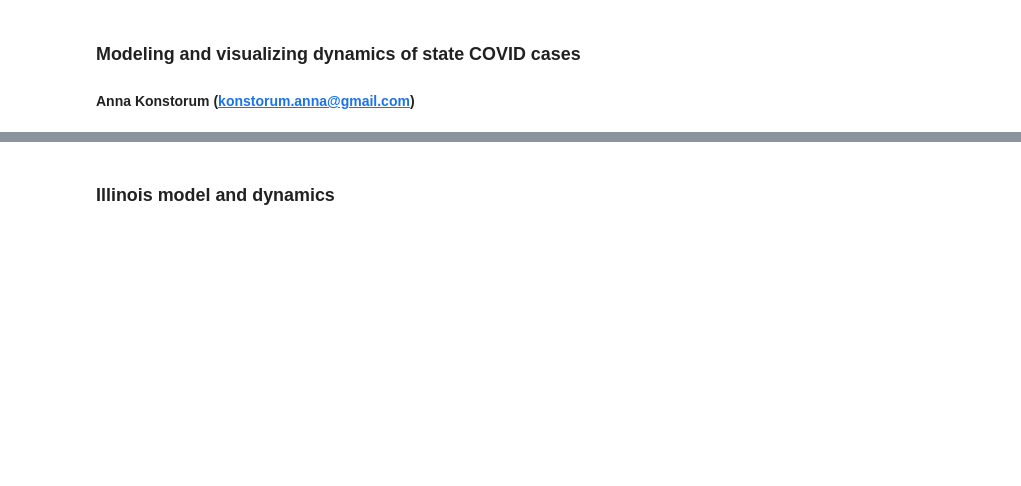
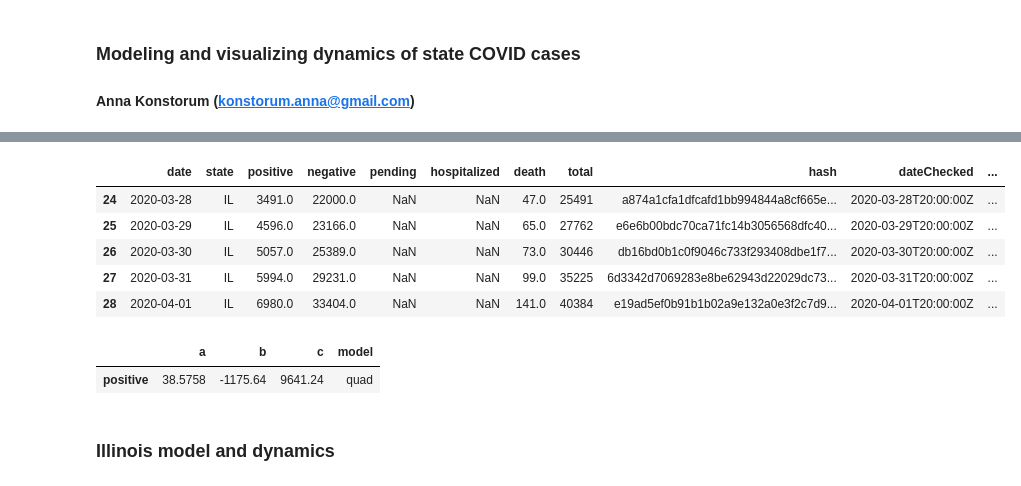
Before and after one commit to akonstodata/covid_state_county, a Jupyter notebook: Illinois/code/IL_COVID_Dynamics.ipynb, the cells around one changed output, grey strips where cells are left out. Saved outputs shown, nothing was run; the diff lists cells and outputs as text; code cells hidden in the pictures; blank space fills up the shorter version.

```diff
--- a/Illinois/code/IL_COVID_Dynamics.ipynb
+++ b/Illinois/code/IL_COVID_Dynamics.ipynb
@@ -64,6 +64,15 @@ date_range_plus=pd.date_range(start=start_date,end=next_date)
 
 # output date range as list
 dates = [date.strftime('%m/%d') for date in date_range_plus]
+# %%
+IL_data.tail()
+# %% [output]
+|  | date | state | positive | negative | pending | hospitalized | death | total | hash | dateChecked | ... |
+| 24 | 2020-03-28 | IL | 3491.0 | 22000.0 | NaN | NaN | 47.0 | 25491 | a874a1cfa1dfcafd1bb994844a8cf665e... | 2020-03-28T20:00:00Z | ... |
+| 25 | 2020-03-29 | IL | 4596.0 | 23166.0 | NaN | NaN | 65.0 | 27762 | e6e6b00bdc70ca71fc14b3056568dfc40... | 2020-03-29T20:00:00Z | ... |
+| 26 | 2020-03-30 | IL | 5057.0 | 25389.0 | NaN | NaN | 73.0 | 30446 | db16bd0b1c0f9046c733f293408dbe1f7... | 2020-03-30T20:00:00Z | ... |
+| 27 | 2020-03-31 | IL | 5994.0 | 29231.0 | NaN | NaN | 99.0 | 35225 | 6d3342d7069283e8be62943d22029dc73... | 2020-03-31T20:00:00Z | ... |
+| 28 | 2020-04-01 | IL | 6980.0 | 33404.0 | NaN | NaN | 141.0 | 40384 | e19ad5ef0b91b1b02a9e132a0e3f2c7d9... | 2020-04-01T20:00:00Z | ... |
 # %%
 # model fit for positive cases
 xdata=np.array(IL_data.index)[-10:]
@@ -89,6 +98,11 @@ for item in data_to_model:
     elif min_error == SSE_lin:
         model_results.loc[county,['a','b']]=popt_lin
         model_results.loc[county,'model']='lin'
+# %%
+model_results
+# %% [output]
+|  | a | b | c | model |
+| positive | 38.5758 | -1175.64 | 9641.24 | quad |
 # %%
 # Include all dates, even those with missing data
 xdata_full=np.array(range(len(dates)))
```
Also changed, not shown: parts of 4 cells of this notebook, 2 other files.
